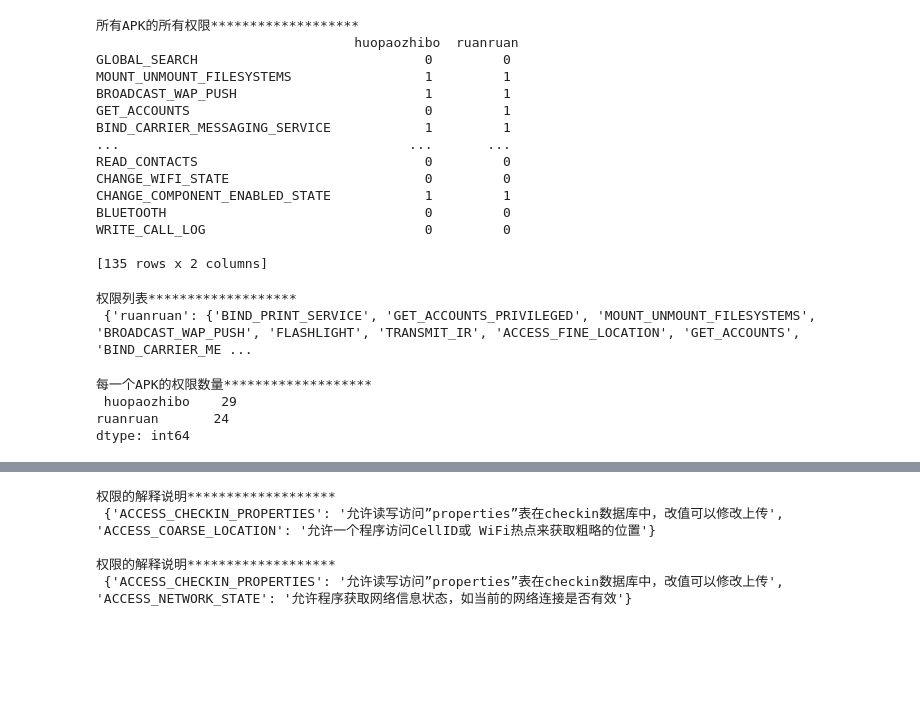
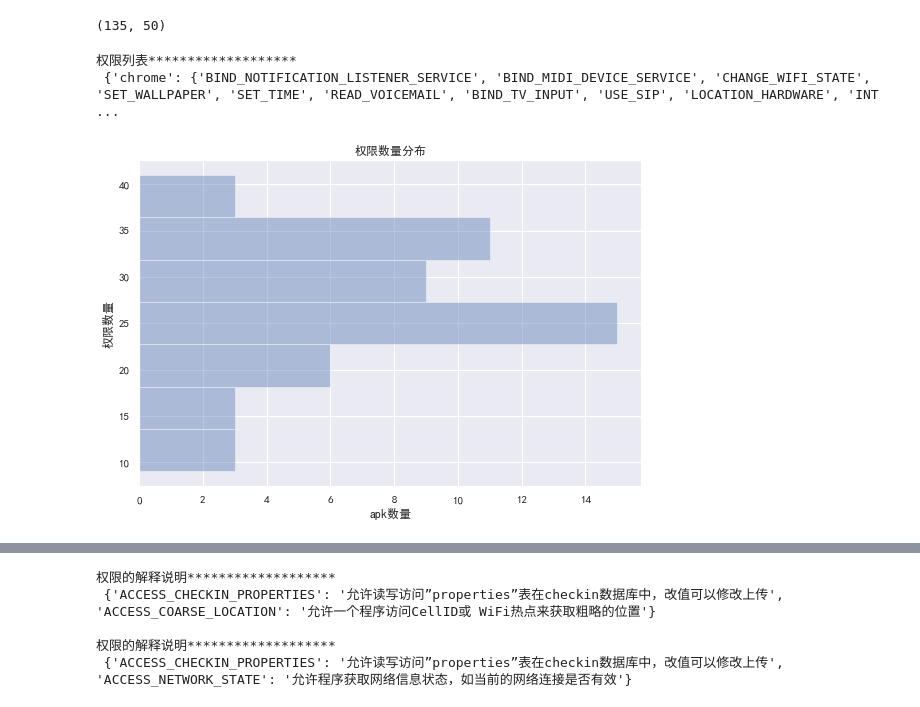
Before and after one commit to mmmmmmiracle/SE_project, a Jupyter notebook: result_analysis/analysis.ipynb, the cells around one changed output, grey strips where cells are left out. Drawn from its saved outputs; the diff is of its cells as text; code cells hidden in the pictures; blank space fills up the shorter version.

Commit message:
analysis 50 apks

```diff
--- a/result_analysis/analysis.ipynb
+++ b/result_analysis/analysis.ipynb
@@ -8,3 +8,10 @@ import json
 # pd.set_option('display.max_columns', None)
 # #显示所有行
 # pd.set_option('display.max_rows', None)
+
+import seaborn as sns
+plt.rcParams['font.sans-serif'] = ['SimHei']  # 解决中文显示问题-设置字体为黑体
+plt.rcParams['axes.unicode_minus'] = False  # 解决保存图像是负号'-'显示为方块的问题
+sns.set(font='SimHei')  # 解决Seaborn中文显示问题
+
+from analysis import *
@@ -134,34 +18,25 @@ class PermisionAnalysisUtil(object):
 # %%
-util = PermisionAnalysisUtil('apk_permisions')
-print('所有APK的所有权限*******************\n',util.permisions_df)
+util = PermisionAnalysisUtil('../result/')
+# print('所有APK的所有权限*******************\n',util.permisions_df)
+util.permisions_df.shape
 # %% [output]
-所有APK的所有权限*******************
-                                 huopaozhibo  ruanruan
-GLOBAL_SEARCH                             0         0
-MOUNT_UNMOUNT_FILESYSTEMS                 1         1
-BROADCAST_WAP_PUSH                        1         1
-GET_ACCOUNTS                              0         1
-BIND_CARRIER_MESSAGING_SERVICE            1         1
-...                                     ...       ...
-READ_CONTACTS                             0         0
-CHANGE_WIFI_STATE                         0         0
-CHANGE_COMPONENT_ENABLED_STATE            1         1
-BLUETOOTH                                 0         0
-WRITE_CALL_LOG                            0         0
-
-[135 rows x 2 columns]
+(135, 50)
 # %%
-print('\n权限列表*******************\n',util.get_permision_list(['ruanruan']))
+print('\n权限列表*******************\n',util.get_permision_list(['chrome']))
 # %% [output]
 权限列表*******************
- {'ruanruan': {'BIND_PRINT_SERVICE', 'GET_ACCOUNTS_PRIVILEGED', 'MOUNT_UNMOUNT_FILESYSTEMS', 'BROADCAST_WAP_PUSH', 'FLASHLIGHT', 'TRANSMIT_IR', 'ACCESS_FINE_LOCATION', 'GET_ACCOUNTS', 'BIND_CARRIER_ME ...
+ {'chrome': {'BIND_NOTIFICATION_LISTENER_SERVICE', 'BIND_MIDI_DEVICE_SERVICE', 'CHANGE_WIFI_STATE', 'SET_WALLPAPER', 'SET_TIME', 'READ_VOICEMAIL', 'BIND_TV_INPUT', 'USE_SIP', 'LOCATION_HARDWARE', 'INT ...
-# %%
-print('\n每一个APK的权限数量*******************\n',util.get_permision_num())
-# %% [output]
-每一个APK的权限数量*******************
- huopaozhibo    29
-ruanruan       24
-dtype: int64
+# %%
+permision_num_df = util.get_permision_num()
+# print('\n每一个APK的权限数量*******************\n',permision_num_df)
+plt.figure(figsize=(9,6))
+sns.distplot(a=permision_num_df,kde=False,vertical=True)
+plt.xlabel('apk数量')
+plt.ylabel('权限数量')
+plt.title('权限数量分布')
+plt.show()
+# %% [output]
+[figure, added]
 # %%
 print('\n需求最多的权限*******************\n',util.get_top_permision(top=15))
 # %% [output]
```
Also changed, not shown: parts of 5 cells of this notebook, 54 other files.
